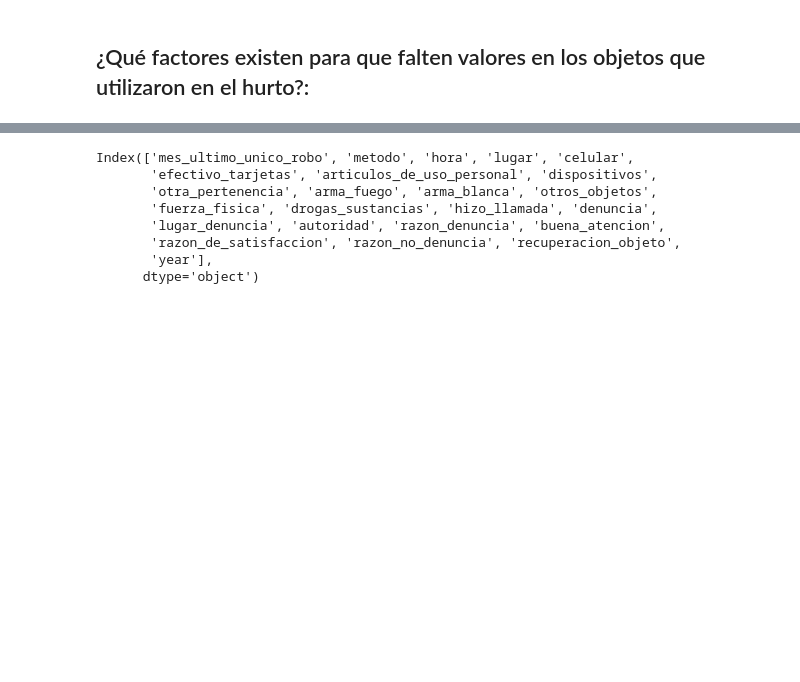
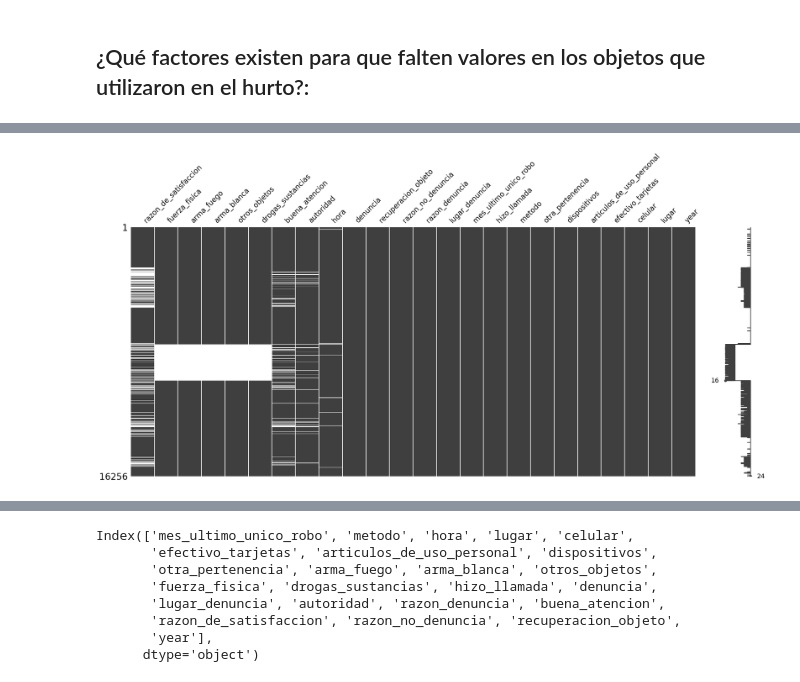
Before and after one commit to giraljv/hurtos_colombia, a Jupyter notebook: notebooks/0-1_nulls.ipynb, the cells around one changed output, grey strips where cells are left out. Cells and saved outputs as stored; diff of their text form; code cells hidden in the pictures; blank space fills up the shorter version.

```diff
--- a/notebooks/0-1_nulls.ipynb
+++ b/notebooks/0-1_nulls.ipynb
@@ -204,0 +211,11 @@ new_df.ms_tools.table_variable_summary()
+# %%
+(
+    new_df
+    .ms_tools
+    .sort_variables_by_missingness()
+    .sort_values(by='metodo')
+    .pipe(missingno.matrix)
+)
+plt.show()
+# %% [output]
+[figure, added]
```
Also changed, not shown: parts of 10 cells of this notebook.
